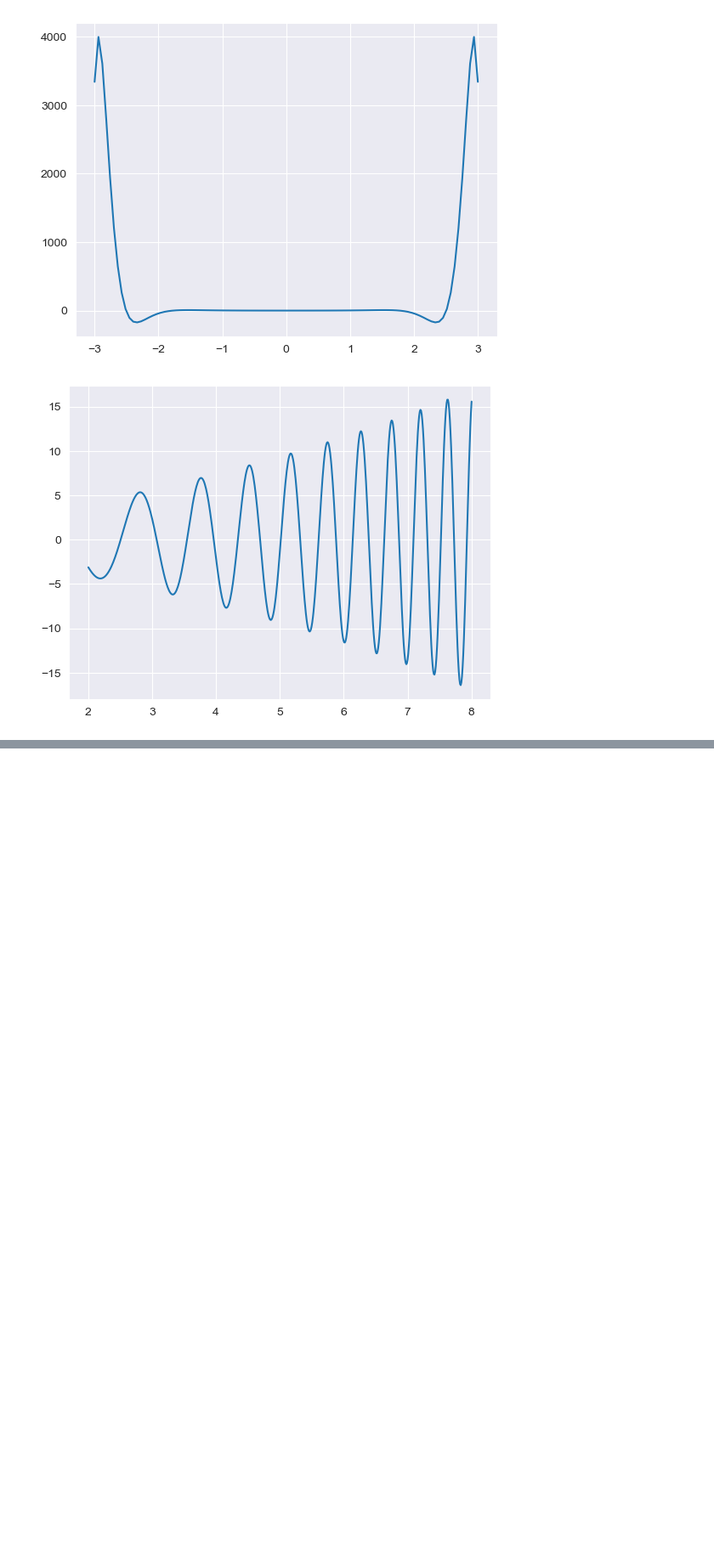
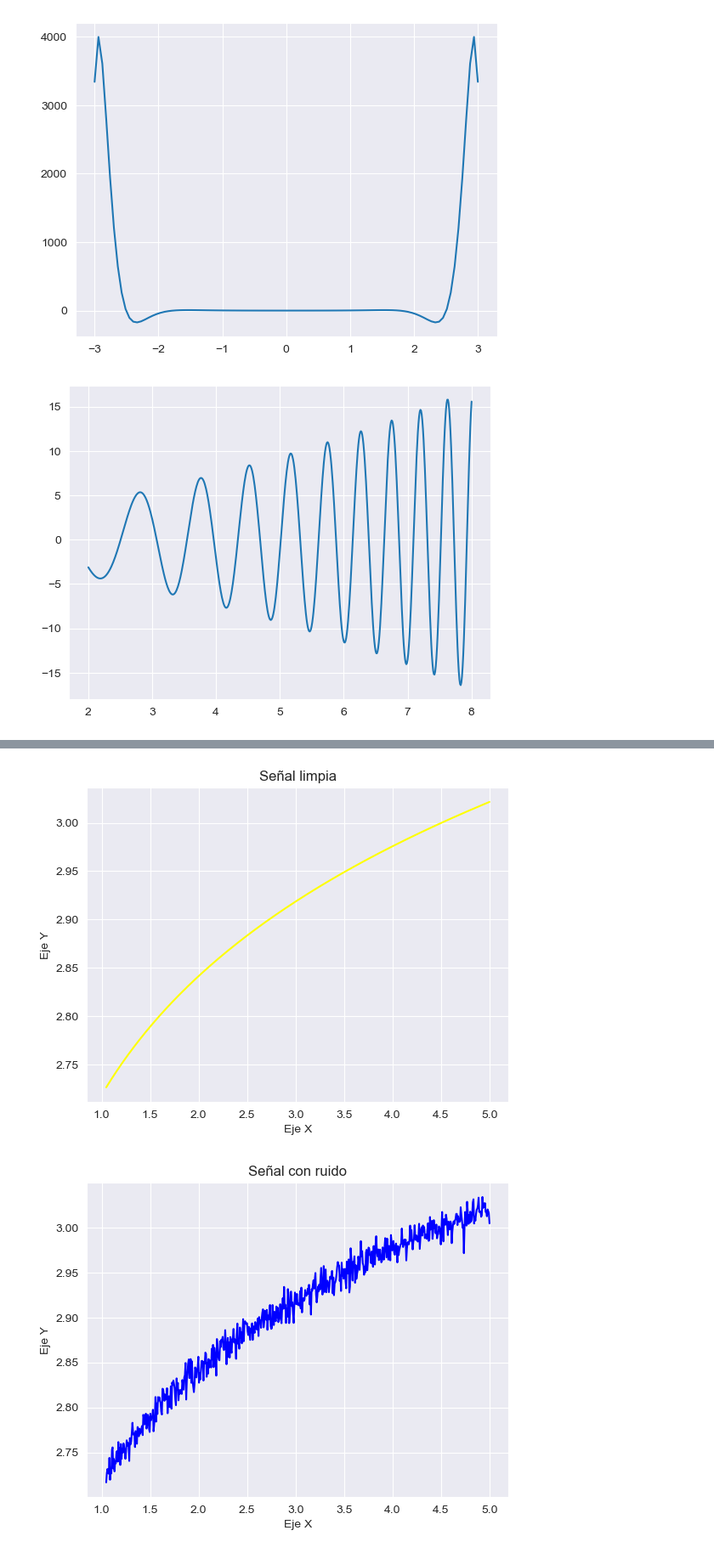
Before and after one commit to marcosotomac/MachineLearningPython-UNI, a Jupyter notebook: overview_numpy_matplotlib.ipynb, the cells around one changed output, grey strips where cells are left out. Shown at 85% size. Drawn from its saved outputs; the diff is of its cells as text; code cells hidden in the pictures; blank space fills up the shorter version.

```diff
--- a/overview_numpy_matplotlib.ipynb
+++ b/overview_numpy_matplotlib.ipynb
@@ -329,0 +366,19 @@ plt.show()
+# %%
+#Ejemplo 4: mostrar grafica limpia y sin ruido por separado
+#ventana 1
+plt.figure(num=1)
+plt.plot(x3, y3, "yellow")
+plt.title("Señal limpia")
+plt.xlabel("Eje X")
+plt.ylabel("Eje Y")
+plt.show()
+#ventana 2
+plt.figure(num=2)
+plt.plot(x3, y3_ruido, "blue")
+plt.title("Señal con ruido")
+plt.xlabel("Eje X")
+plt.ylabel("Eje Y")
+plt.show()
+# %% [output]
+[figure, added]
+[figure, added]
```
Also changed, not shown: parts of 2 cells of this notebook.
